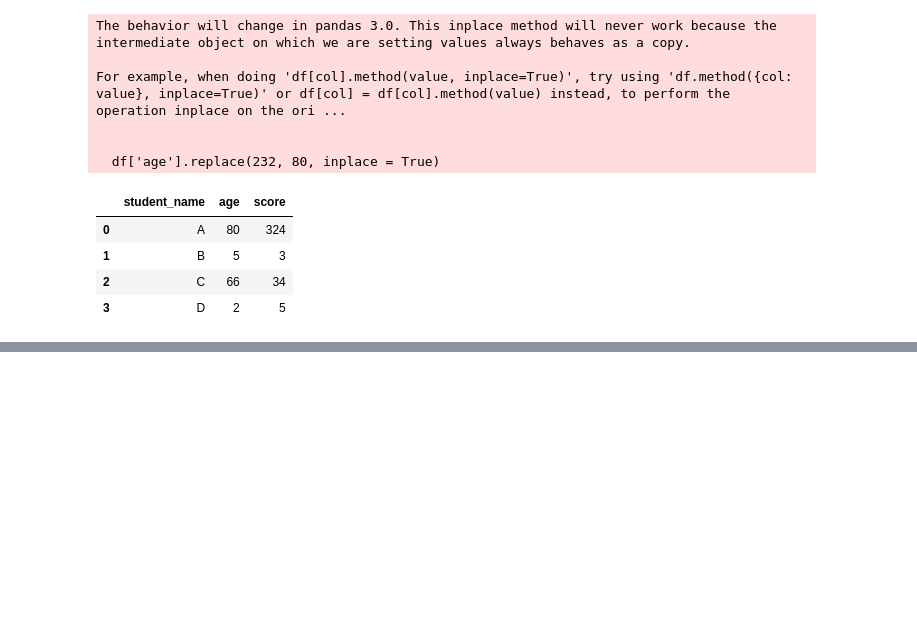
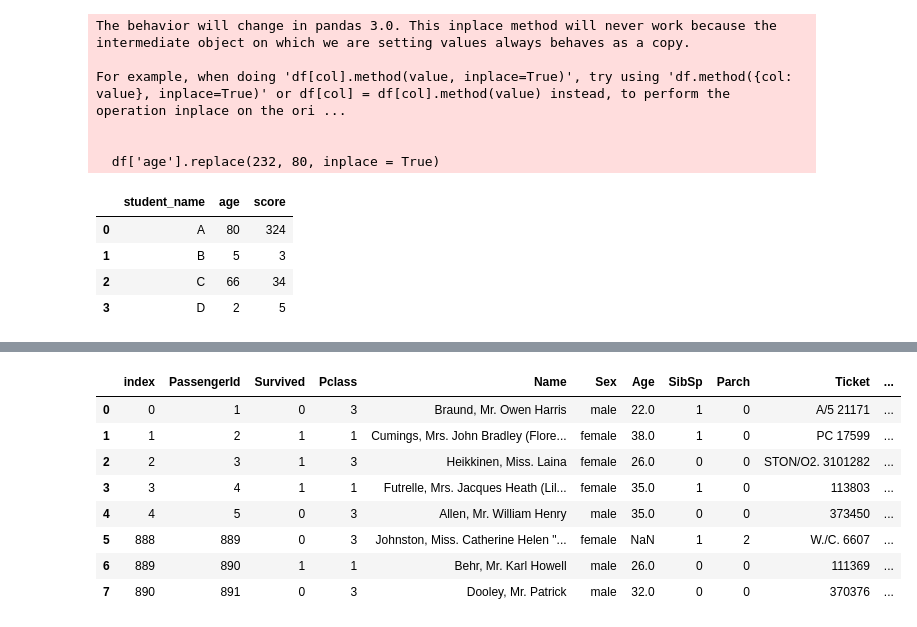
Before and after one commit to srikanth15650/test, a Jupyter notebook: numpy_and_pandas.ipynb, the cells around one changed output, grey strips where cells are left out. Cells and saved outputs as stored; diff of their text form; code cells hidden in the pictures; blank space fills up the shorter version.

```diff
--- a/numpy_and_pandas.ipynb
+++ b/numpy_and_pandas.ipynb
@@ -633,0 +712,12 @@ For example, when doing 'df[col].method(value, inplace=True)', try using 'df.met
+# %%
+concat_df.reset_index()
+# %% [output]
+|  | index | PassengerId | Survived | Pclass | Name | Sex | Age | SibSp | Parch | Ticket | ... |
+| 0 | 0 | 1 | 0 | 3 | Braund, Mr. Owen Harris | male | 22.0 | 1 | 0 | A/5 21171 | ... |
+| 1 | 1 | 2 | 1 | 1 | Cumings, Mrs. John Bradley (Flore... | female | 38.0 | 1 | 0 | PC 17599 | ... |
+| 2 | 2 | 3 | 1 | 3 | Heikkinen, Miss. Laina | female | 26.0 | 0 | 0 | STON/O2. 3101282 | ... |
+| 3 | 3 | 4 | 1 | 1 | Futrelle, Mrs. Jacques Heath (Lil... | female | 35.0 | 1 | 0 | 113803 | ... |
+| 4 | 4 | 5 | 0 | 3 | Allen, Mr. William Henry | male | 35.0 | 0 | 0 | 373450 | ... |
+| 5 | 888 | 889 | 0 | 3 | Johnston, Miss. Catherine Helen "... | female | NaN | 1 | 2 | W./C. 6607 | ... |
+| 6 | 889 | 890 | 1 | 1 | Behr, Mr. Karl Howell | male | 26.0 | 0 | 0 | 111369 | ... |
+| 7 | 890 | 891 | 0 | 3 | Dooley, Mr. Patrick | male | 32.0 | 0 | 0 | 370376 | ... |
```
Also changed, not shown: parts of 22 cells of this notebook.
